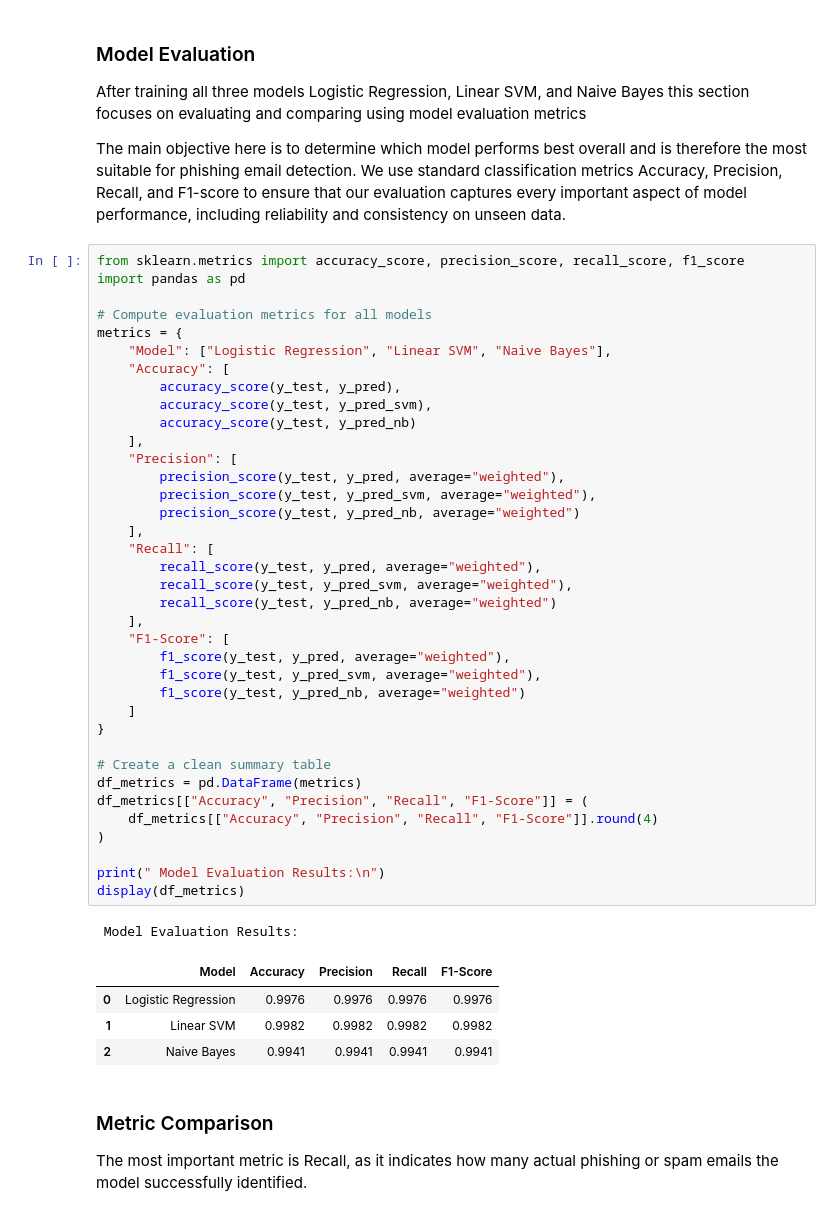
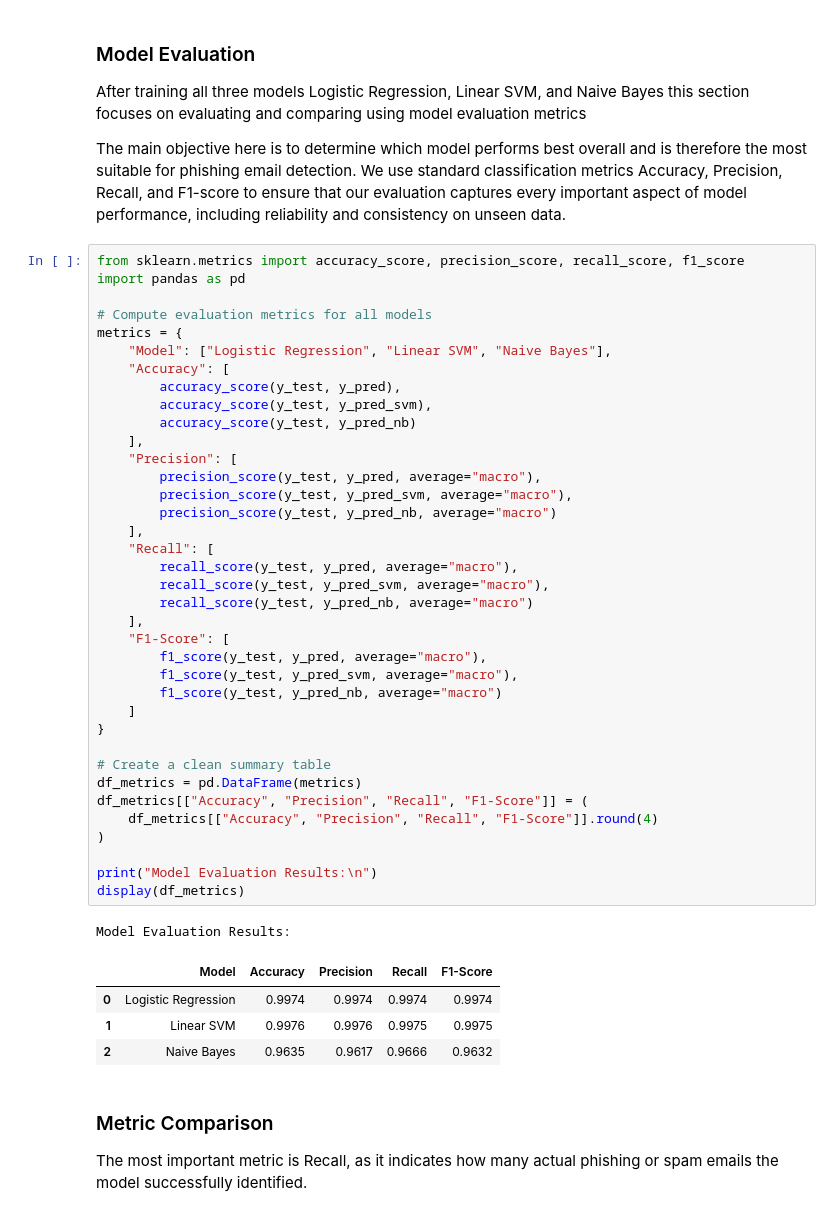
Before and after one commit to Renadyousef/SWE485-Project-Group1, a Jupyter notebook: Phase2_Supervised_Learning.ipynb, the cells around one changed output. Saved outputs shown, nothing was run; the diff lists cells and outputs as text.

Commit message:
underfit,overfit analysis + model finlization

```diff
--- a/Phase2_Supervised_Learning.ipynb
+++ b/Phase2_Supervised_Learning.ipynb
@@ -235,19 +271,19 @@ metrics = {
         accuracy_score(y_test, y_pred_nb)
     ],
     "Precision": [
-        precision_score(y_test, y_pred, average="weighted"),
-        precision_score(y_test, y_pred_svm, average="weighted"),
-        precision_score(y_test, y_pred_nb, average="weighted")
+        precision_score(y_test, y_pred, average="macro"),
+        precision_score(y_test, y_pred_svm, average="macro"),
+        precision_score(y_test, y_pred_nb, average="macro")
     ],
     "Recall": [
-        recall_score(y_test, y_pred, average="weighted"),
-        recall_score(y_test, y_pred_svm, average="weighted"),
-        recall_score(y_test, y_pred_nb, average="weighted")
+        recall_score(y_test, y_pred, average="macro"),
+        recall_score(y_test, y_pred_svm, average="macro"),
+        recall_score(y_test, y_pred_nb, average="macro")
     ],
     "F1-Score": [
-        f1_score(y_test, y_pred, average="weighted"),
-        f1_score(y_test, y_pred_svm, average="weighted"),
-        f1_score(y_test, y_pred_nb, average="weighted")
+        f1_score(y_test, y_pred, average="macro"),
+        f1_score(y_test, y_pred_svm, average="macro"),
+        f1_score(y_test, y_pred_nb, average="macro")
     ]
 }
 
@@ -257,6 +293,6 @@ df_metrics[["Accuracy", "Precision", "Recall", "F1-Score"]] = (
     df_metrics[["Accuracy", "Precision", "Recall", "F1-Score"]].round(4)
 )
 
-print(" Model Evaluation Results:\n")
+print("Model Evaluation Results:\n")
 display(df_metrics)
 # %% [output]
@@ -264,7 +300,7 @@ display(df_metrics)
 |  | Model | Accuracy | Precision | Recall | F1-Score |
-| 0 | Logistic Regression | 0.9976 | 0.9976 | 0.9976 | 0.9976 |
-| 1 | Linear SVM | 0.9982 | 0.9982 | 0.9982 | 0.9982 |
-| 2 | Naive Bayes | 0.9941 | 0.9941 | 0.9941 | 0.9941 |
+| 0 | Logistic Regression | 0.9974 | 0.9974 | 0.9974 | 0.9974 |
+| 1 | Linear SVM | 0.9976 | 0.9976 | 0.9975 | 0.9975 |
+| 2 | Naive Bayes | 0.9635 | 0.9617 | 0.9666 | 0.9632 |
 # %% [markdown]
 ### Metric Comparison
 The most important metric is Recall, as it indicates how many actual phishing or spam  emails the model successfully identified.
```
Also changed, not shown: parts of 15 cells of this notebook.
